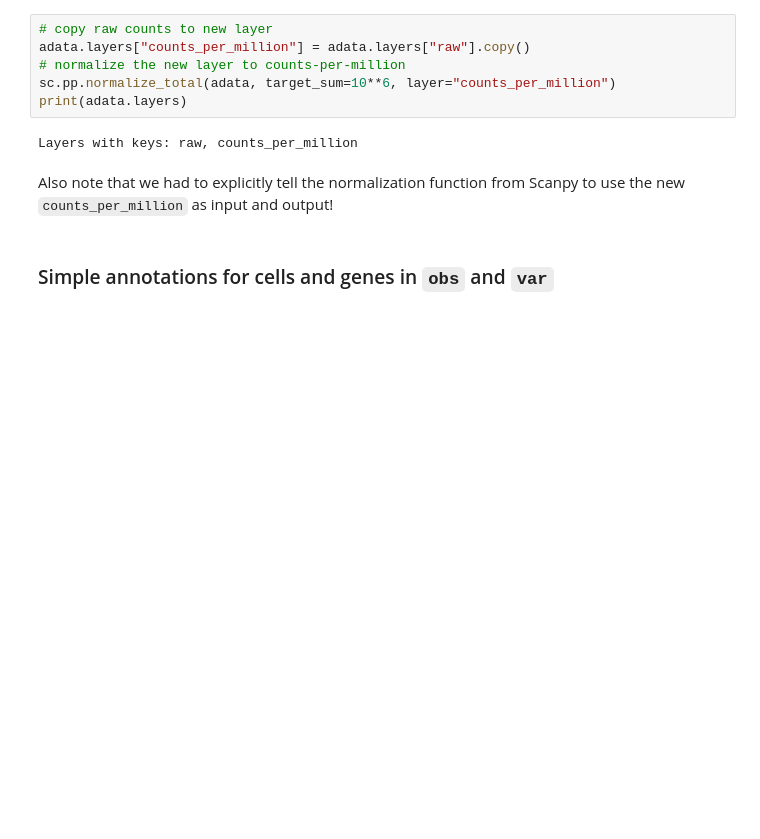
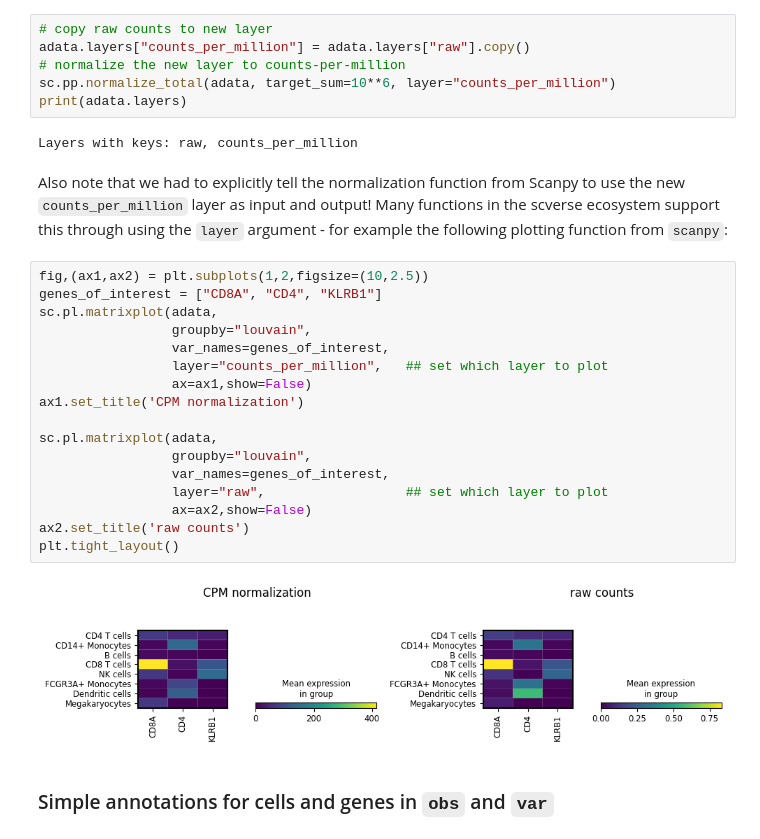
Before and after one commit to scverse/scverse-tutorials, a Jupyter notebook: docs/notebooks/anndata_mudata_getting_started.ipynb, the cells around one changed output. Saved outputs shown, nothing was run; the diff lists cells and outputs as text; blank space fills up the shorter version.

```diff
--- a/docs/notebooks/anndata_mudata_getting_started.ipynb
+++ b/docs/notebooks/anndata_mudata_getting_started.ipynb
@@ -99,7 +99,26 @@ print(adata.layers)
 # %% [output]
 Layers with keys: raw, counts_per_million
 # %% [markdown]
-Also note that we had to explicitly tell the normalization function from Scanpy to use the new `counts_per_million` as input and output!
+Also note that we had to explicitly tell the normalization function from Scanpy to use the new `counts_per_million` layer as input and output! Many functions in the scverse ecosystem support this through using the `layer` argument - for example the following plotting function from `scanpy`:
+# %%
+fig,(ax1,ax2) = plt.subplots(1,2,figsize=(10,2.5))
+genes_of_interest = ["CD8A", "CD4", "KLRB1"]
+sc.pl.matrixplot(adata,
+                 groupby="louvain",
+                 var_names=genes_of_interest,
+                 layer="counts_per_million",   ## set which layer to plot
+                 ax=ax1,show=False)
+ax1.set_title('CPM normalization')
+
+sc.pl.matrixplot(adata,
+                 groupby="louvain",
+                 var_names=genes_of_interest,
+                 layer="raw",                  ## set which layer to plot
+                 ax=ax2,show=False)
+ax2.set_title('raw counts')
+plt.tight_layout()
+# %% [output]
+[figure, added]
 # %% [markdown]
 ### Simple annotations for cells and genes in `obs` and `var`
 # %% [markdown]
```
Also changed, not shown: parts of 54 cells of this notebook.
